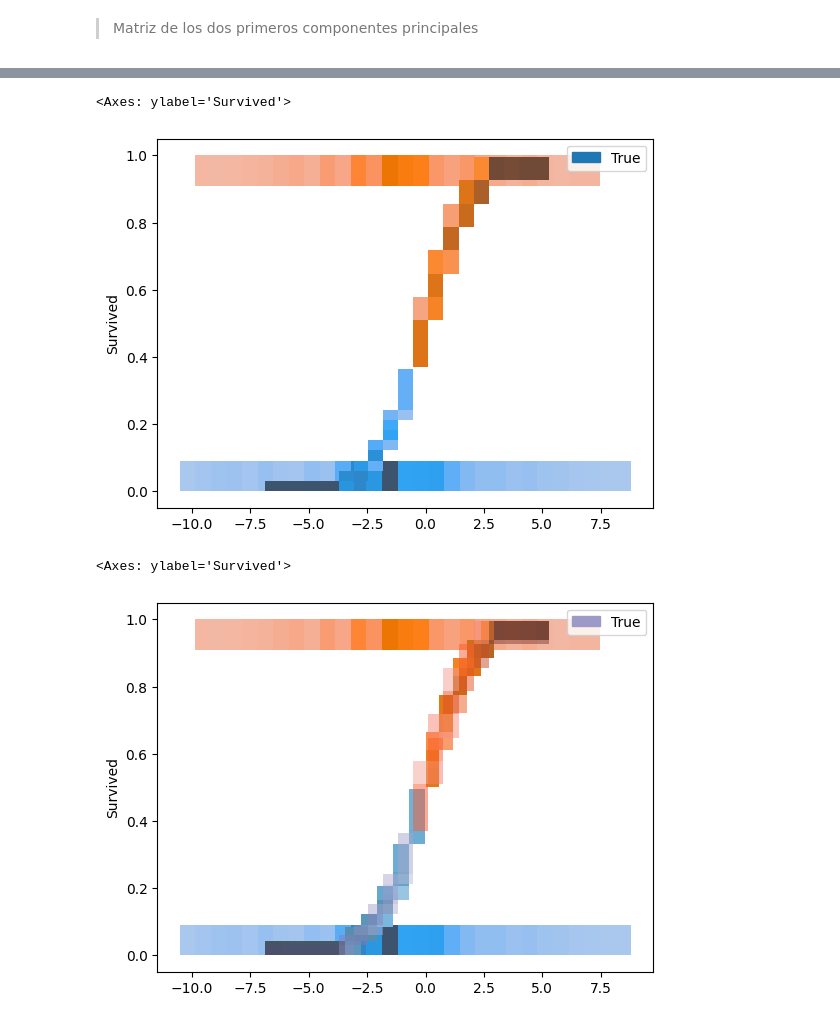
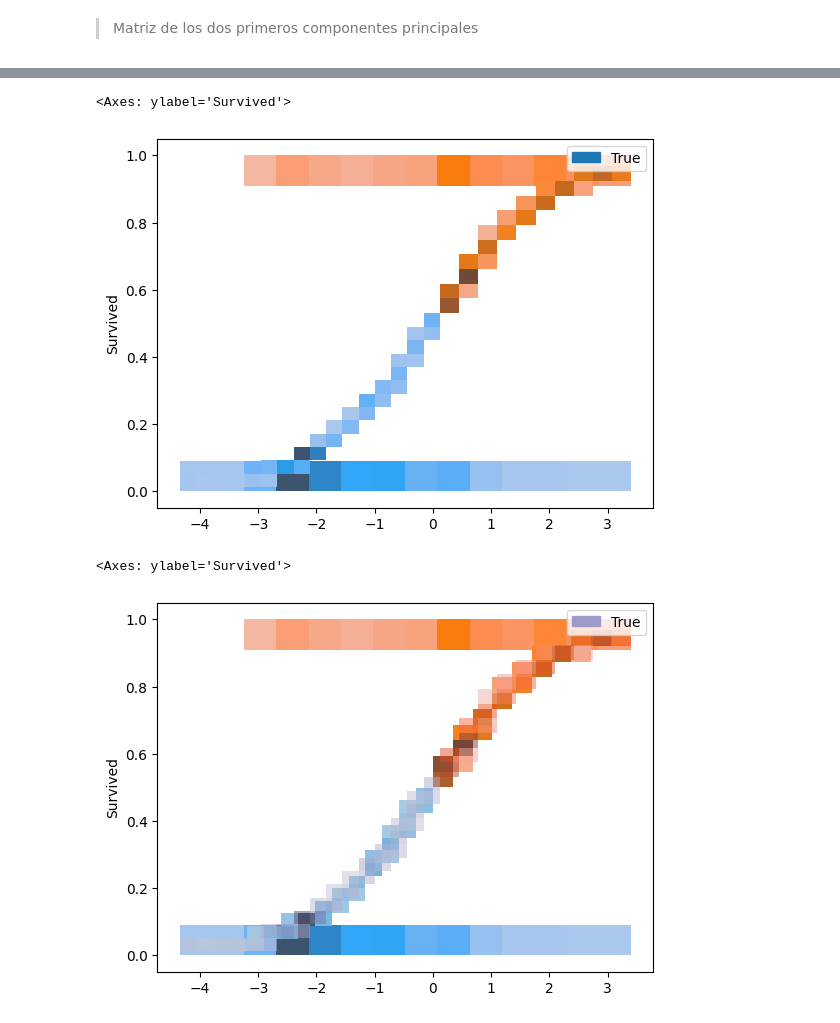
Before and after one commit to dragonnomada/ipn-cic-ia-mayo-2026, a Jupyter notebook: ejemplos/s301/e301_02.ipynb, the cells around one changed output, grey strips where cells are left out. Saved outputs shown, nothing was run; the diff lists cells and outputs as text; code cells hidden in the pictures.

```diff
--- a/ejemplos/s301/e301_02.ipynb
+++ b/ejemplos/s301/e301_02.ipynb
@@ -843,19 +759,9 @@ seaborn.histplot(x=Xc[:, 0], y=Xc[:, 1], hue=yp > 0.37)
 # %%
 n = 500
 
-Xp = numpy.array([
-    numpy.ones(n),
-    numpy.linspace(X[:, 1].min(), X[:, 1].max(), n),
-    numpy.linspace(X[:, 2].min(), X[:, 2].max(), n),
-    numpy.linspace(X[:, 3].min(), X[:, 3].max(), n),
-    numpy.linspace(X[:, 4].min(), X[:, 4].max(), n),
-    numpy.linspace(X[:, 5].min(), X[:, 5].max(), n),
-    numpy.linspace(X[:, 6].min(), X[:, 6].max(), n),
-]).T
-
 yp = (
-    numpy.exp(Xp.dot(betas_opt)) /
-    (1 + numpy.exp(Xp.dot(betas_opt)))
+    numpy.exp(X.dot(betas_opt)) /
+    (1 + numpy.exp(X.dot(betas_opt)))
 )
 
 yp
@@ -889,21 +795,21 @@ seaborn.histplot(x=Xp.dot(betas_opt)[yp <= umbral], y=yp[yp <= umbral], hue=(yp
 # %%
-umbral = 0.37
+umbral = 0.53
 
 seaborn.histplot(x=X.dot(betas_opt), y=y, hue=y)
-seaborn.histplot(x=Xp.dot(betas_opt)[yp > umbral], y=yp[yp > umbral], hue=(yp > umbral)[yp > umbral], palette="Oranges")
-seaborn.histplot(x=Xp.dot(betas_opt)[yp <= umbral], y=yp[yp <= umbral], hue=(yp <= umbral)[yp <= umbral])
+seaborn.histplot(x=X.dot(betas_opt)[yp > umbral], y=yp[yp > umbral], hue=(yp > umbral)[yp > umbral], palette="Oranges")
+seaborn.histplot(x=X.dot(betas_opt)[yp <= umbral], y=yp[yp <= umbral], hue=(yp <= umbral)[yp <= umbral])
 # %% [output]
 <Axes: ylabel='Survived'>
-[figure, old version]
+[figure, new version]
 # %%
 umbral1 = 0.5
-umbral2 = 0.37
+umbral2 = 0.53
 
 seaborn.histplot(x=X.dot(betas_opt), y=y, hue=y)
-seaborn.histplot(x=Xp.dot(betas_opt)[yp > umbral1], y=yp[yp > umbral1], hue=(yp > umbral1)[yp > umbral1], palette="Oranges")
-seaborn.histplot(x=Xp.dot(betas_opt)[yp <= umbral1], y=yp[yp <= umbral1], hue=(yp <= umbral1)[yp <= umbral1], palette="Blues")
-seaborn.histplot(x=Xp.dot(betas_opt)[yp > umbral2], y=yp[yp > umbral2], hue=(yp > umbral2)[yp > umbral2], palette="Reds", alpha=0.5)
-seaborn.histplot(x=Xp.dot(betas_opt)[yp <= umbral2], y=yp[yp <= umbral2], hue=(yp <= umbral2)[yp <= umbral2], palette="Purples", alpha=0.5)
+seaborn.histplot(x=X.dot(betas_opt)[yp > umbral1], y=yp[yp > umbral1], hue=(yp > umbral1)[yp > umbral1], palette="Oranges")
+seaborn.histplot(x=X.dot(betas_opt)[yp <= umbral1], y=yp[yp <= umbral1], hue=(yp <= umbral1)[yp <= umbral1], palette="Blues")
+seaborn.histplot(x=X.dot(betas_opt)[yp > umbral2], y=yp[yp > umbral2], hue=(yp > umbral2)[yp > umbral2], palette="Reds", alpha=0.5)
+seaborn.histplot(x=X.dot(betas_opt)[yp <= umbral2], y=yp[yp <= umbral2], hue=(yp <= umbral2)[yp <= umbral2], palette="Purples", alpha=0.5)
 # %% [output]
 <Axes: ylabel='Survived'>
-[figure, old version]
+[figure, new version]
```
Also changed, not shown: parts of 45 cells of this notebook.
